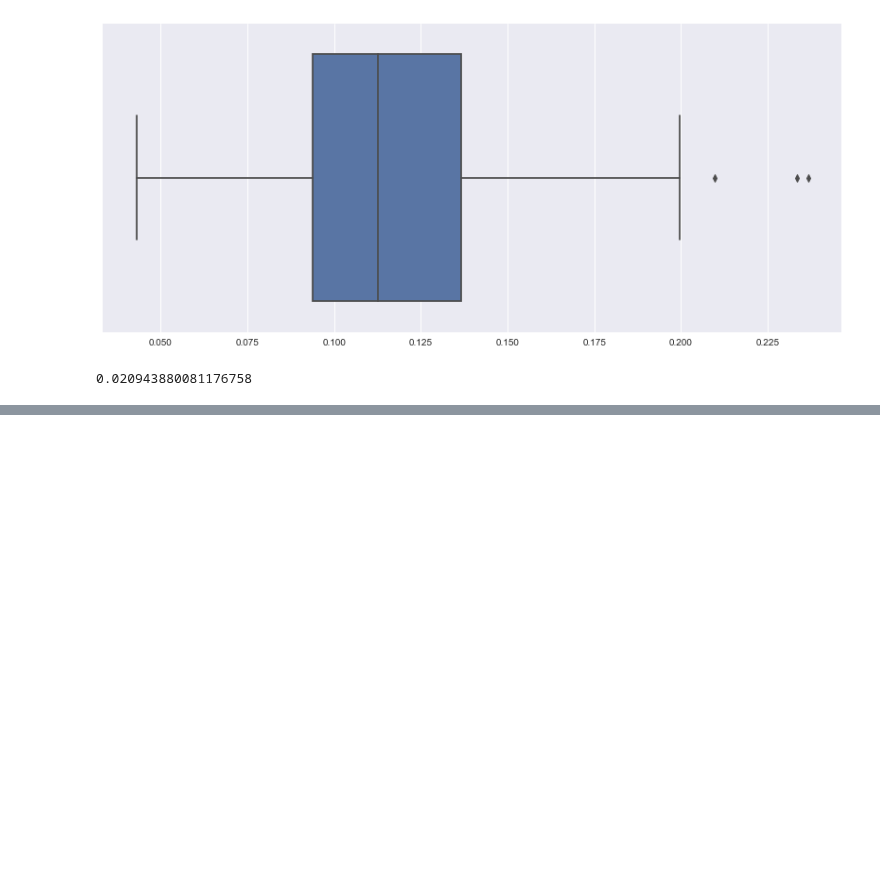
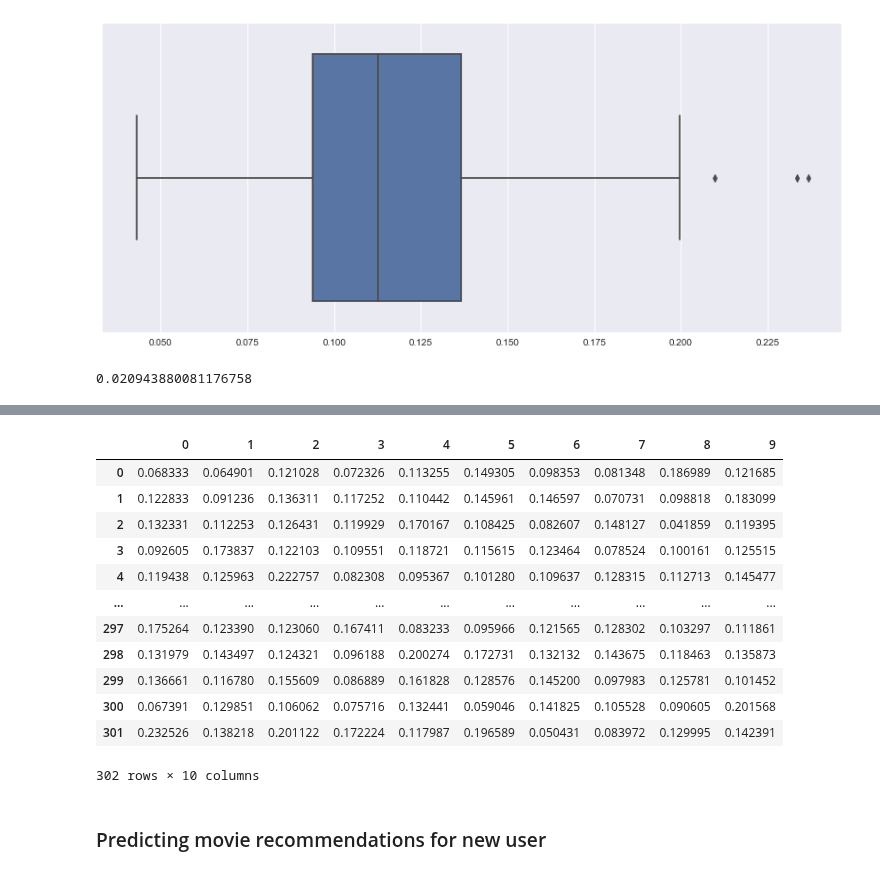
Before and after one commit to SandipSonawane/UIUC-STAT542-Statistical-Learning, a Jupyter notebook: Project 4- Movie Recommendation App/Movie_Recommender.ipynb, the cells around one changed output, grey strips where cells are left out. Saved outputs shown, nothing was run; the diff lists cells and outputs as text; code cells hidden in the pictures; blank space fills up the shorter version.

```diff
--- a/Project 4- Movie Recommendation App/Movie_Recommender.ipynb
+++ b/Project 4- Movie Recommendation App/Movie_Recommender.ipynb
@@ -651,0 +666,19 @@ t_end - t_start
+# %%
+test_result = pd.DataFrame.from_dict(test_rmse_dict)
+test_result.to_
+# %% [output]
+|  | 0 | 1 | 2 | 3 | 4 | 5 | 6 | 7 | 8 | 9 |
+| 0 | 0.068333 | 0.064901 | 0.121028 | 0.072326 | 0.113255 | 0.149305 | 0.098353 | 0.081348 | 0.186989 | 0.121685 |
+| 1 | 0.122833 | 0.091236 | 0.136311 | 0.117252 | 0.110442 | 0.145961 | 0.146597 | 0.070731 | 0.098818 | 0.183099 |
+| 2 | 0.132331 | 0.112253 | 0.126431 | 0.119929 | 0.170167 | 0.108425 | 0.082607 | 0.148127 | 0.041859 | 0.119395 |
+| 3 | 0.092605 | 0.173837 | 0.122103 | 0.109551 | 0.118721 | 0.115615 | 0.123464 | 0.078524 | 0.100161 | 0.125515 |
+| 4 | 0.119438 | 0.125963 | 0.222757 | 0.082308 | 0.095367 | 0.101280 | 0.109637 | 0.128315 | 0.112713 | 0.145477 |
+| ... | ... | ... | ... | ... | ... | ... | ... | ... | ... | ... |
+| 297 | 0.175264 | 0.123390 | 0.123060 | 0.167411 | 0.083233 | 0.095966 | 0.121565 | 0.128302 | 0.103297 | 0.111861 |
+| 298 | 0.131979 | 0.143497 | 0.124321 | 0.096188 | 0.200274 | 0.172731 | 0.132132 | 0.143675 | 0.118463 | 0.135873 |
+| 299 | 0.136661 | 0.116780 | 0.155609 | 0.086889 | 0.161828 | 0.128576 | 0.145200 | 0.097983 | 0.125781 | 0.101452 |
+| 300 | 0.067391 | 0.129851 | 0.106062 | 0.075716 | 0.132441 | 0.059046 | 0.141825 | 0.105528 | 0.090605 | 0.201568 |
+| 301 | 0.232526 | 0.138218 | 0.201122 | 0.172224 | 0.117987 | 0.196589 | 0.050431 | 0.083972 | 0.129995 | 0.142391 |
+302 rows × 10 columns
+# %% [markdown]
+### Predicting movie recommendations for new user
```
Also changed, not shown: parts of 2 cells of this notebook, 1 other file.
